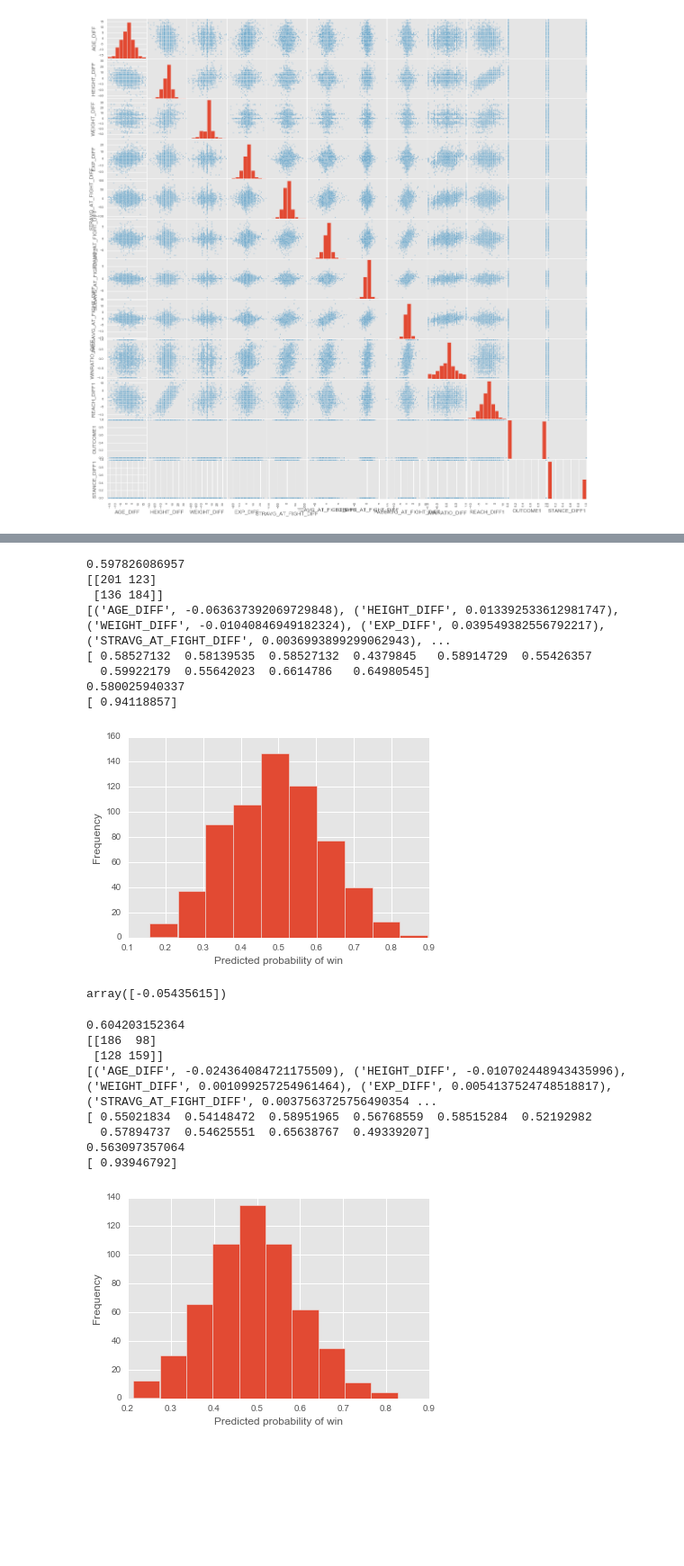
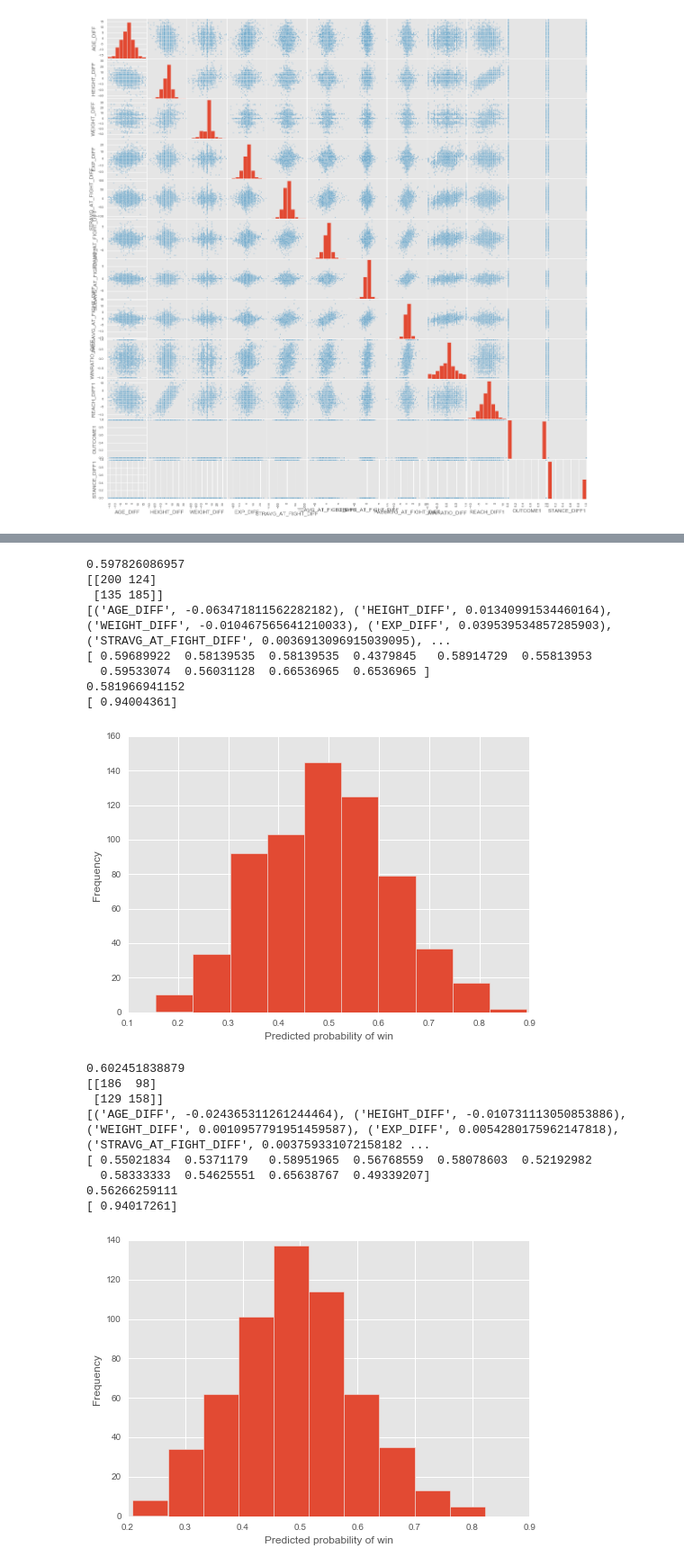
Before and after one commit to louistsang86/Project_MMA, a Jupyter notebook: 2) Prob Win model - by 3 weight classes.ipynb, the cells around one changed output, grey strips where cells are left out. Shown: that part at 90% size. Saved outputs shown, nothing was run; the diff lists cells and outputs as text; code cells hidden in the pictures; blank space fills up the shorter version.

```diff
--- a/2) Prob Win model - by 3 weight classes.ipynb
+++ b/2) Prob Win model - by 3 weight classes.ipynb
@@ -298,7 +301,7 @@ print logreg.predict_proba([-10,5,2,10,6,5,2,0,5,2,0])[:, 1]
 # %%
 # ** MIDDLE Weightclass Model **
 CLASS = 'Lightweight','Welterweight',
-feature_cols = UFC1b[(UFC1b.WEIGHT_CLASS.isin(CLASS))].iloc[:,[1,2,3,4,5,6,7,8,9,10,12]]
+feature_cols = UFC1b[(UFC1b.WEIGHT_CLASS.isin(CLASS))].iloc[:,[1,2,3,4,5,6,7,8,9,10]]
 X = feature_cols
 y = UFC1b[(UFC1b.WEIGHT_CLASS.isin(CLASS))].OUTCOME1
 
@@ -342,26 +345,21 @@ print scores
 print scores.mean()
 
 #Test case
-print logreg.predict_proba([-10,5,2,10,6,5,2,0,5,2,0])[:, 1]
+print logreg.predict_proba([-10,5,2,10,6,5,2,0,5,2])[:, 1]
 # %% [output]
 0.597826086957
-[[201 123]
- [136 184]]
-[('AGE_DIFF', -0.063637392069729848), ('HEIGHT_DIFF', 0.013392533612981747), ('WEIGHT_DIFF', -0.01040846949182324), ('EXP_DIFF', 0.039549382556792217), ('STRAVG_AT_FIGHT_DIFF', 0.0036993899299062943), ...
-[ 0.58527132  0.58139535  0.58527132  0.4379845   0.58914729  0.55426357
-  0.59922179  0.55642023  0.6614786   0.64980545]
-0.580025940337
-[ 0.94118857]
+[[200 124]
+ [135 185]]
+[('AGE_DIFF', -0.063471811562282182), ('HEIGHT_DIFF', 0.01340991534460164), ('WEIGHT_DIFF', -0.010467565641210033), ('EXP_DIFF', 0.039539534857285903), ('STRAVG_AT_FIGHT_DIFF', 0.0036913096915039095), ...
+[ 0.59689922  0.58139535  0.58139535  0.4379845   0.58914729  0.55813953
+  0.59533074  0.56031128  0.66536965  0.6536965 ]
+0.581966941152
+[ 0.94004361]
-[figure, old version]
+[figure, new version]
-# %%
-zip(feature_cols, logreg.coef_[0])
-logreg.intercept_
-# %% [output]
-array([-0.05435615])
 # %%
 # ** HEAVY Weightclass Model **
 CLASS = 'Middleweight','Light Heavyweight','Heavyweight',
-feature_cols = UFC1b[(UFC1b.WEIGHT_CLASS.isin(CLASS))].iloc[:,[1,2,3,4,5,6,7,8,9,10,12]]
+feature_cols = UFC1b[(UFC1b.WEIGHT_CLASS.isin(CLASS))].iloc[:,[1,2,3,4,5,6,7,8,9,10]]
 X = feature_cols
 y = UFC1b[(UFC1b.WEIGHT_CLASS.isin(CLASS))].OUTCOME1
 
@@ -380,39 +378,39 @@ print metrics.accuracy_score(y_test, y_pred_class)
 
 #Confusion Matrix
 prds = logreg.predict(X)
 print metrics.confusion_matrix(y_test, y_pred_class)
 
 #predicted probabilities
 y_pred_prob = logreg.predict_proba(X_test)[:, 1]
 #plot the predicted probabilities
 plt.hist(y_pred_prob)
 plt.xlabel('Predicted probability of win')
 plt.ylabel('Frequency')
 
 #print the coeff
 print zip(feature_cols, logreg.coef_[0])
 #convert log-odds to odds
 #zip(feature_cols, np.exp(logreg.coef_[0]))
 
 #Cross Validation
 from sklearn.linear_model import LogisticRegression
 from sklearn.cross_validation import train_test_split
 from sklearn import metrics
 from sklearn.cross_validation import cross_val_score
 #evaluate the model using 10-fold cross-validation
 scores = cross_val_score(LogisticRegression(), X, y, scoring='accuracy', cv=10)
 print scores
 print scores.mean()
 
 #Test case
-print logreg.predict_proba([-10,5,2,10,6,5,2,0,5,2,0])[:, 1]
+print logreg.predict_proba([-10,5,2,10,6,5,2,0,5,2])[:, 1]
 # %% [output]
-0.604203152364
+0.602451838879
 [[186  98]
- [128 159]]
-[('AGE_DIFF', -0.024364084721175509), ('HEIGHT_DIFF', -0.010702448943435996), ('WEIGHT_DIFF', 0.001099257254961464), ('EXP_DIFF', 0.0054137524748518817), ('STRAVG_AT_FIGHT_DIFF', 0.0037563725756490354 ...
-[ 0.55021834  0.54148472  0.58951965  0.56768559  0.58515284  0.52192982
-  0.57894737  0.54625551  0.65638767  0.49339207]
-0.563097357064
-[ 0.93946792]
+ [129 158]]
+[('AGE_DIFF', -0.024365311261244464), ('HEIGHT_DIFF', -0.010731113050853886), ('WEIGHT_DIFF', 0.0010957791951459587), ('EXP_DIFF', 0.0054280175962147818), ('STRAVG_AT_FIGHT_DIFF', 0.003759331072158182 ...
+[ 0.55021834  0.5371179   0.58951965  0.56768559  0.58078603  0.52192982
+  0.58333333  0.54625551  0.65638767  0.49339207]
+0.56266259111
+[ 0.94017261]
-[figure, old version]
+[figure, new version]
```
Also changed, not shown: parts of 3 cells of this notebook, 5 other files.
